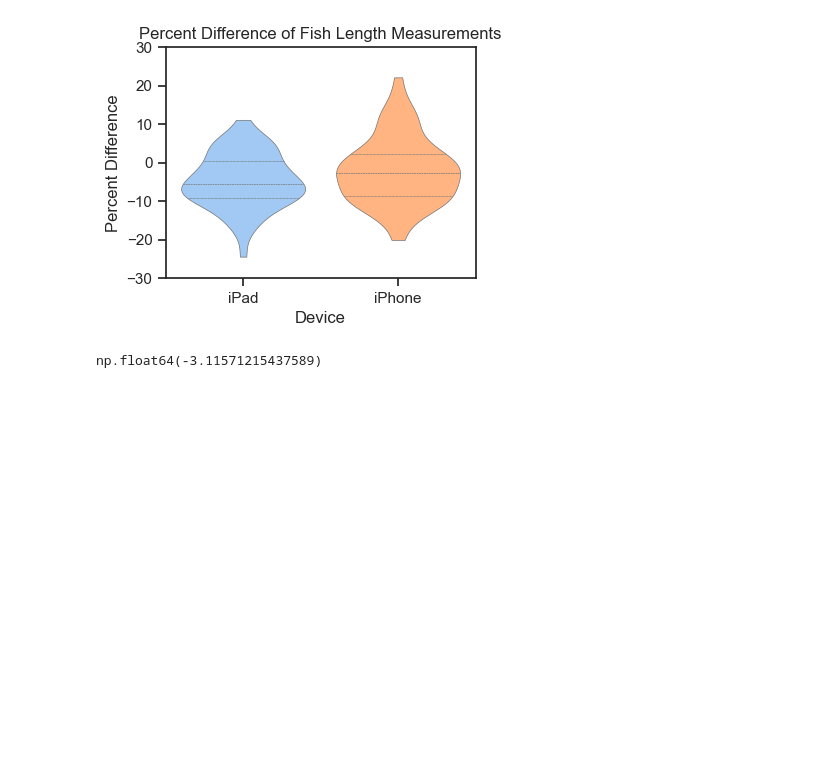
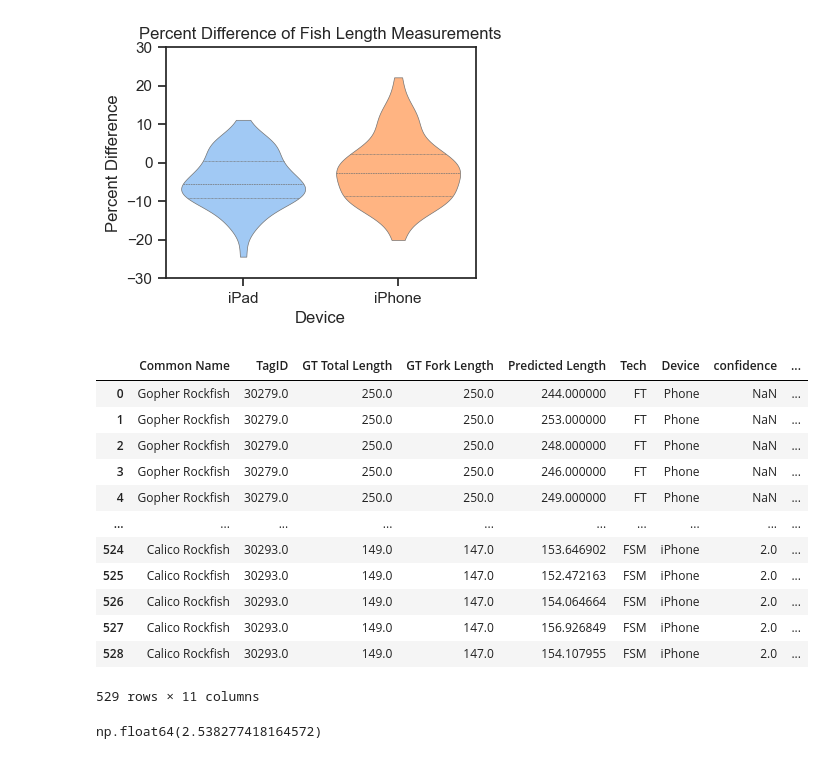
Before and after one commit to UCSD-E4E/fishsense-mobile-oceans-2025, a Jupyter notebook: scripts/02_plotting.ipynb, the cells around one changed output. Drawn from its saved outputs; the diff is of its cells as text; code cells hidden in the pictures; blank space fills up the shorter version.

```diff
--- a/scripts/02_plotting.ipynb
+++ b/scripts/02_plotting.ipynb
@@ -354,7 +354,23 @@ iPad     -4.644533
 iPhone   -1.907451
 Name: Percent Error, dtype: float64
 [figure]
+# %%
+lab_df
+# %% [output]
+|  | Common Name | TagID | GT Total Length | GT Fork Length | Predicted Length | Tech | Device | confidence | ... |
+| 0 | Gopher Rockfish | 30279.0 | 250.0 | 250.0 | 244.000000 | FT | Phone | NaN | ... |
+| 1 | Gopher Rockfish | 30279.0 | 250.0 | 250.0 | 253.000000 | FT | Phone | NaN | ... |
+| 2 | Gopher Rockfish | 30279.0 | 250.0 | 250.0 | 248.000000 | FT | Phone | NaN | ... |
+| 3 | Gopher Rockfish | 30279.0 | 250.0 | 250.0 | 246.000000 | FT | Phone | NaN | ... |
+| 4 | Gopher Rockfish | 30279.0 | 250.0 | 250.0 | 249.000000 | FT | Phone | NaN | ... |
+| ... | ... | ... | ... | ... | ... | ... | ... | ... | ... |
+| 524 | Calico Rockfish | 30293.0 | 149.0 | 147.0 | 153.646902 | FSM | iPhone | 2.0 | ... |
+| 525 | Calico Rockfish | 30293.0 | 149.0 | 147.0 | 152.472163 | FSM | iPhone | 2.0 | ... |
+| 526 | Calico Rockfish | 30293.0 | 149.0 | 147.0 | 154.064664 | FSM | iPhone | 2.0 | ... |
+| 527 | Calico Rockfish | 30293.0 | 149.0 | 147.0 | 156.926849 | FSM | iPhone | 2.0 | ... |
+| 528 | Calico Rockfish | 30293.0 | 149.0 | 147.0 | 154.107955 | FSM | iPhone | 2.0 | ... |
+529 rows × 11 columns
 # %%
-nanmean(plot_df['Percent Error'])
+lab_df.query('Tech == "FSM"').groupby(['TagID', 'Tech'])['Percent Error'].std().mean()
 # %% [output]
-np.float64(-3.11571215437589)
+np.float64(2.538277418164572)
```
Also changed, not shown: 9 other files.
